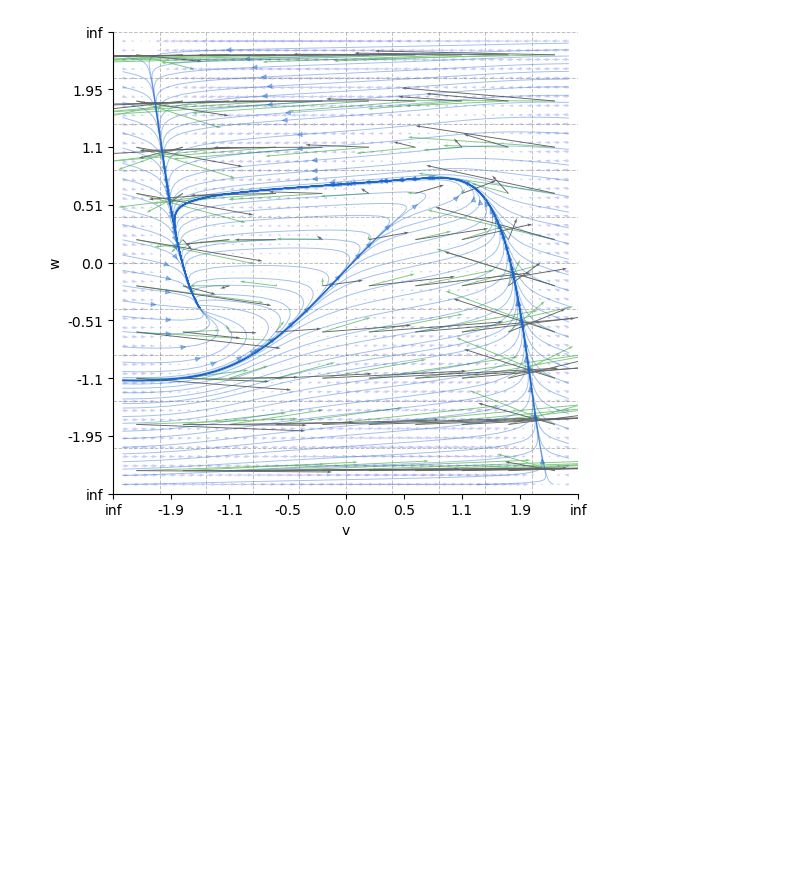
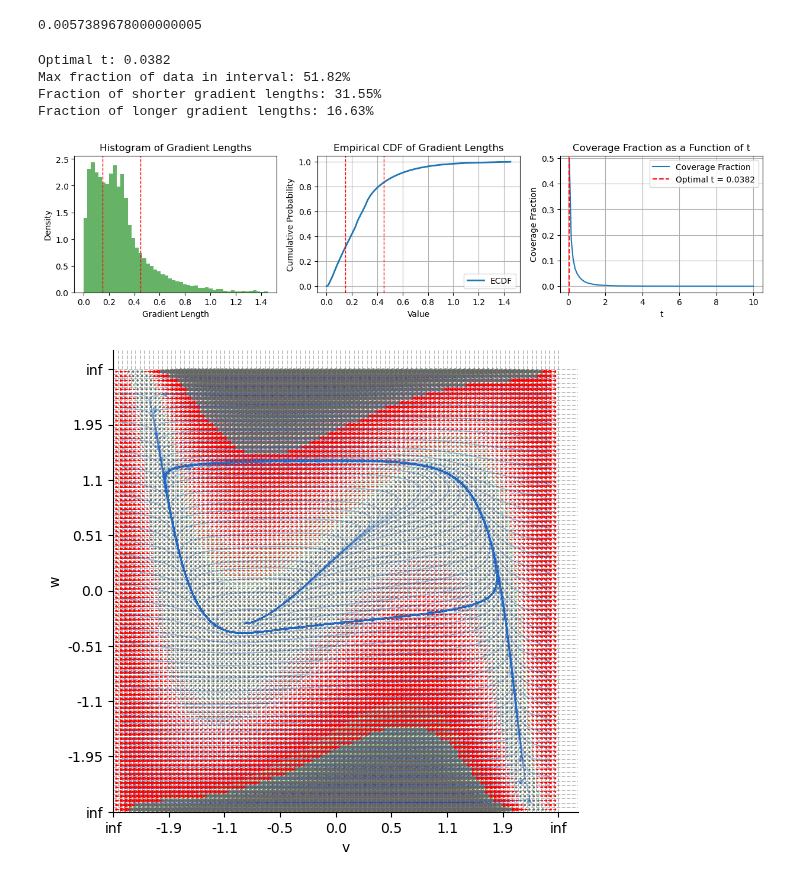
Before and after one commit to Lighfe/mdp-world-model, a Jupyter notebook: clustering/gradient_based_methods.ipynb, the cells around one changed output. Drawn from its saved outputs; the diff is of its cells as text; code cells hidden in the pictures; blank space fills up the shorter version.

Commit message:
improving timestep refinement

```diff
--- a/clustering/gradient_based_methods.ipynb
+++ b/clustering/gradient_based_methods.ipynb
@@ -70,13 +201,44 @@ def plot_grid_gradients_and_vectorfield(grid, solver, controls, transformed_cent
 fmodel = FitzHughNagumoModel(control_params=['b','I'])
 fsolver = GeneralODENumericalSolver(fmodel)
 fhnbounds = [(-np.inf,np.inf),(-np.inf,np.inf)]
-fhnres = [10,10]
+fhnres = [100,100]
 log_trafos = [logistic_transformation({'k': 1, 'x_0': 0}), logistic_transformation({'k': 1, 'x_0': 0})]
 fhngrid = Grid(fhnbounds, fhnres, log_trafos)
+fhngridcellwidth = 1/fhnres[0]
 # %%
-controls = np.array([[2, 0], [0.5, 0.35]])
+controls = np.array([[0.5, 0.35], [2, 0]])
 centers, transformed_centers, derivatives, transformed_derivatives = get_gridcell_centers_and_derivatives(fhngrid,fsolver, controls)
-# %%
-plot_grid_gradients_and_vectorfield(fhngrid, fsolver, controls, transformed_centers, transformed_derivatives)
-# %% [output]
-[figure, removed]
+# %%
+
+avgdistancetoborder = 0.57389678 * fhngridcellwidth
+print(avgdistancetoborder)
+sorted_vector_lengths = compute_gradient_vector_lengths(transformed_derivatives)
+# %% [output]
+0.0057389678000000005
+# %%
+coverage_function = create_coverage_function(sorted_vector_lengths, avgdistancetoborder)
+optimal_t, max_fraction = find_optimal_timestep(coverage_function, bounds = (0.05, 10))
+print(f"Fraction of shorter gradient lengths: {100*np.mean(sorted_vector_lengths<avgdistancetoborder/optimal_t):.2f}%")
+print(f"Fraction of longer gradient lengths: {100*np.mean(sorted_vector_lengths>3*avgdistancetoborder/optimal_t):.2f}%")
+# %% [output]
+Optimal t: 0.0382
+Max fraction of data in interval: 51.82%
+Fraction of shorter gradient lengths: 31.55%
+Fraction of longer gradient lengths: 16.63%
+# %%
+
+fig, axes = plt.subplots(1,3, figsize=(15,3))
+plot_gradient_length_distribution(axes, avgdistancetoborder, sorted_vector_lengths, stepsize=optimal_t)
+plot_coverage_fraction(axes[2], coverage_function, (0.05,10), optimal_t)
+# %% [output]
+[figure, added]
+# %%
+fig, axes = plt.subplots(figsize=(6, 6))
+plot_grid_gradients(axes, fhngrid, fsolver, controls, transformed_centers, optimal_t * transformed_derivatives, highlight_range=(avgdistancetoborder, 3*avgdistancetoborder))
+plot_2D_vector_field_over_grid(fhngrid, fsolver, control = controls[0], axis_names=['v','w'],
+                                title='', display_nullclines=False,
+                                ax = axes, display_grid=True,
+                                display_streamplot= True,
+                                broken_streamlines=False, streamplot_colour=(0.1,0.4,0.8,0.4))
+# %% [output]
+[figure, added]
```
Also changed, not shown: parts of 23 cells of this notebook.
